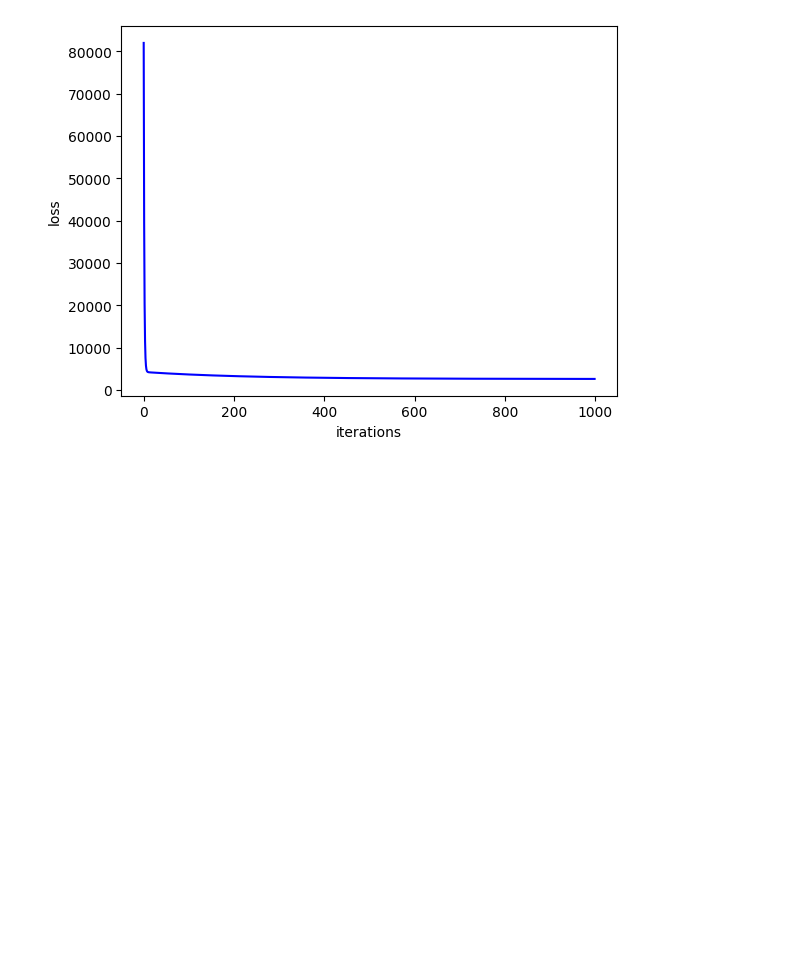
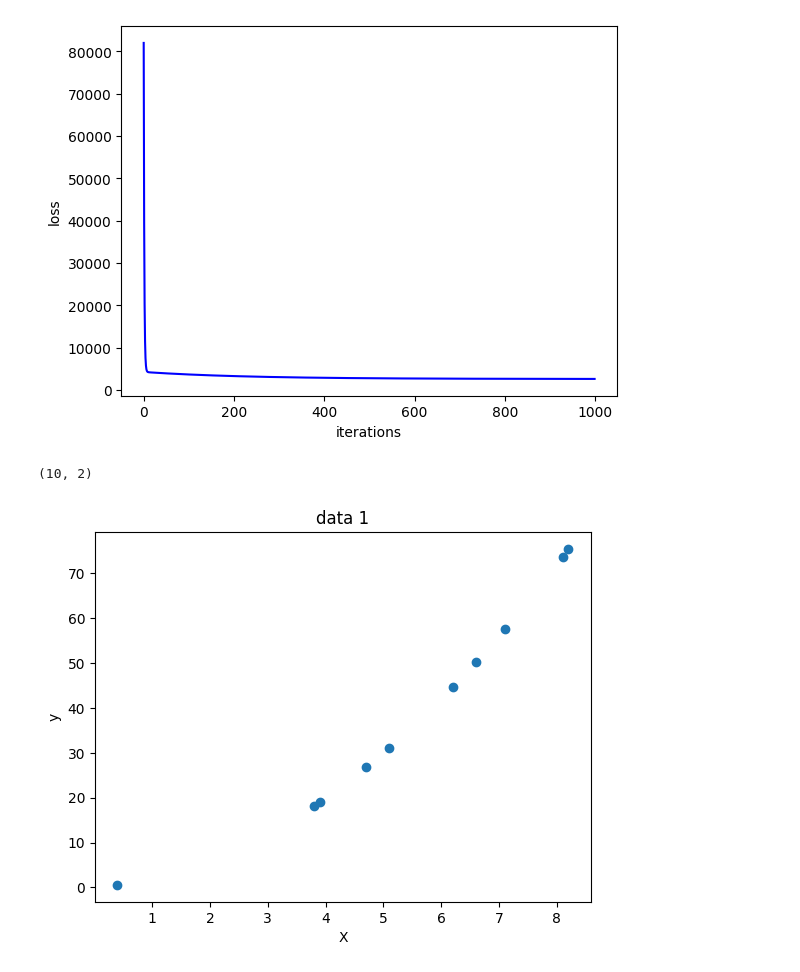
Before and after one commit to Kabin119245/Summer-ML-Training, a Jupyter notebook: Linear_Regression_Assignment.ipynb, the cells around one changed output. Saved outputs shown, nothing was run; the diff lists cells and outputs as text; code cells hidden in the pictures; blank space fills up the shorter version.

Commit message:
updated for test data

```diff
--- a/Linear_Regression_Assignment.ipynb
+++ b/Linear_Regression_Assignment.ipynb
@@ -229,3 +229,16 @@ def cost_plot(iterations, costs):
 cost_plot(iterations2, costs2)
 # %% [output]
 [figure]
+# %%
+# loading test data
+test_data = np.loadtxt('/content/drive/MyDrive/Lab1-Kabin/test_data.txt', delimiter='\t', usecols=(0, 1))
+print(test_data.shape)
+
+plt.scatter(train_data[:,0],train_data[:,1])
+plt.xlabel('X')
+plt.ylabel('y')
+plt.title('data 1')
+plt.show()
+# %% [output]
+(10, 2)
+[figure, added]
```
Also changed, not shown: parts of 2 cells of this notebook.
